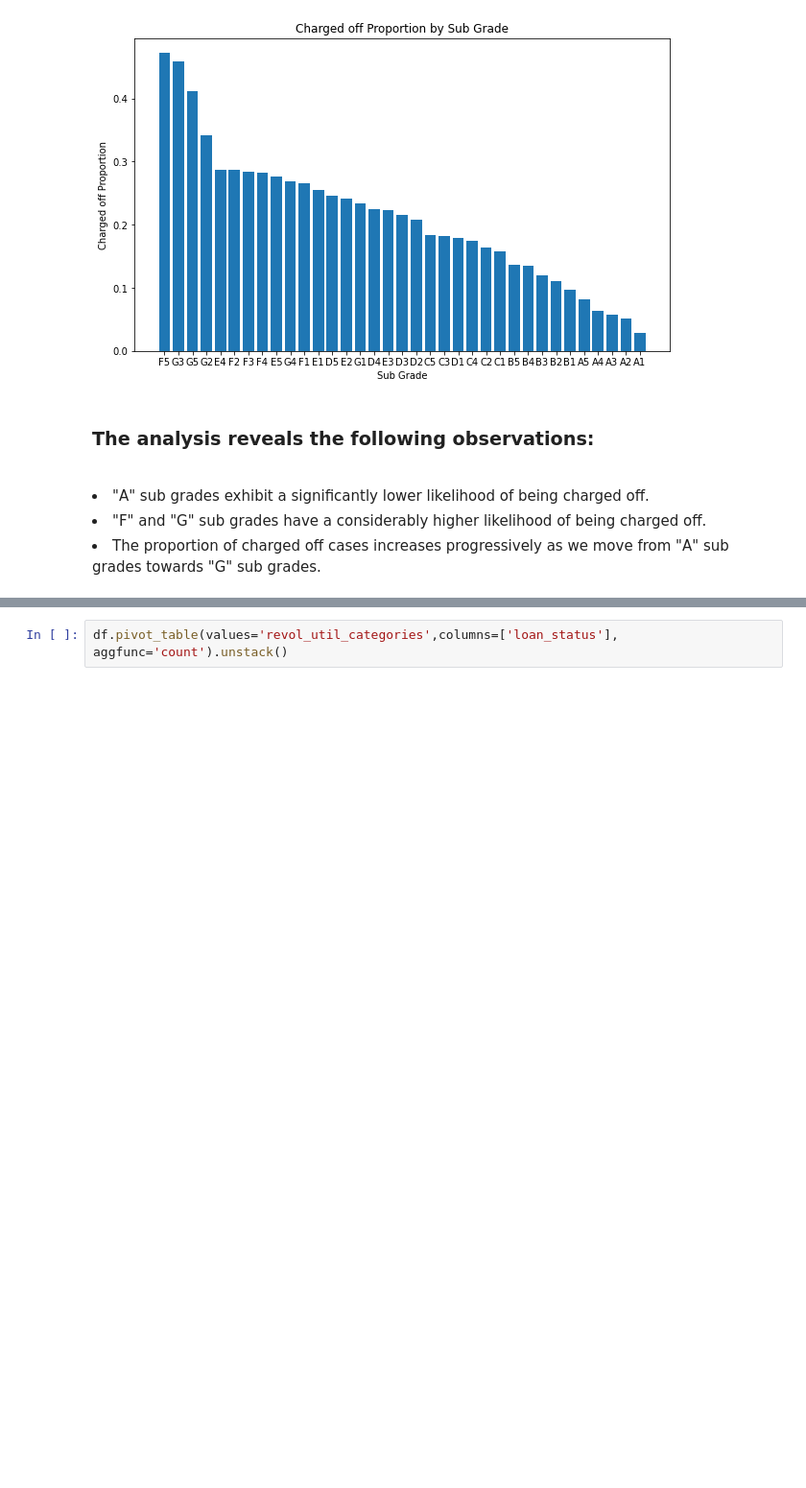
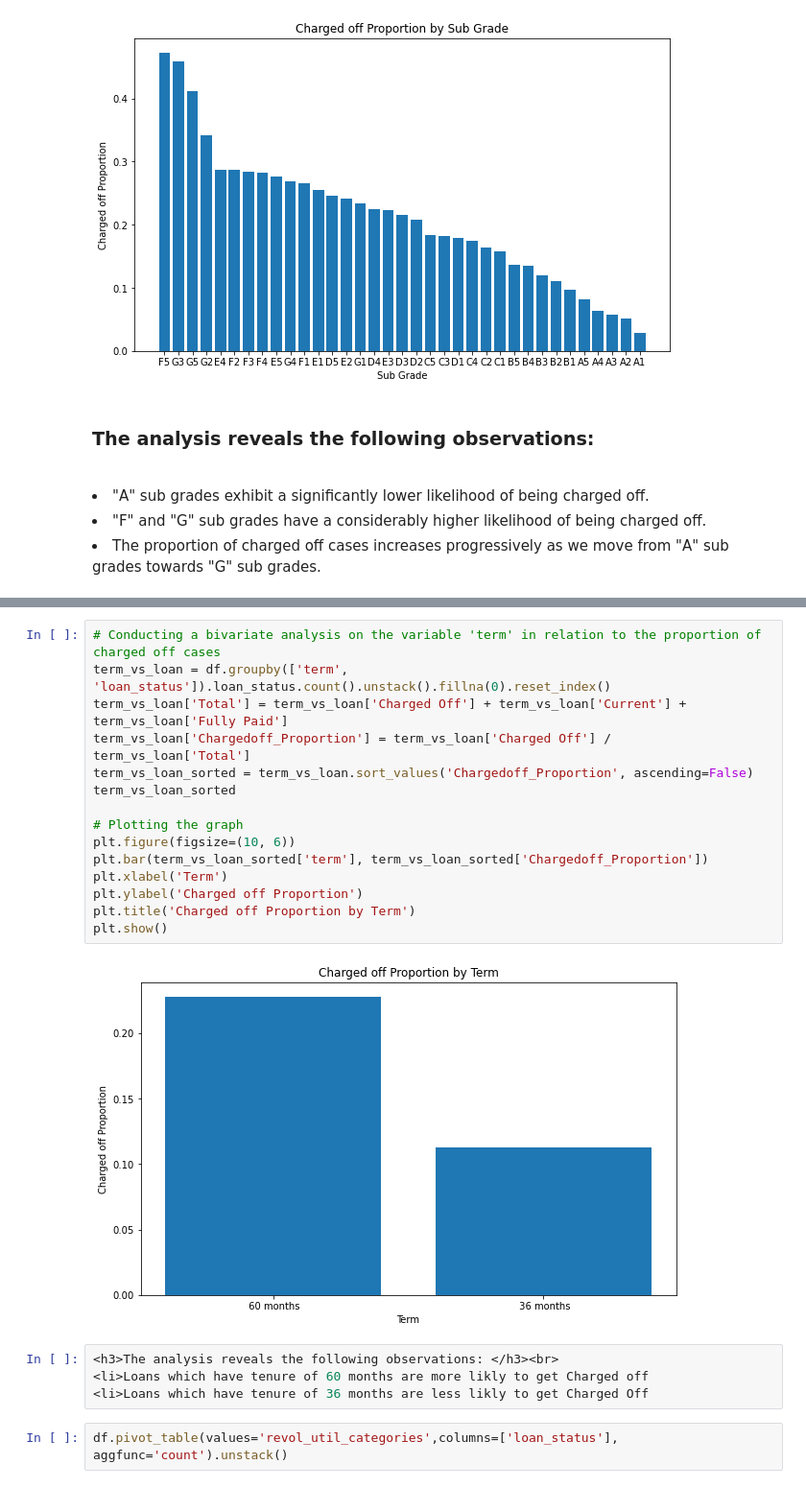
Before and after one commit to RezonChakraborty/LendingClub_CaseStudy, a Jupyter notebook: LendingClub_CaseStudy_Analysis.ipynb, the cells around one changed output, grey strips where cells are left out. Shown at 96% size. Drawn from its saved outputs; the diff is of its cells as text; blank space fills up the shorter version.

Commit message:
term_vs_loan analysis added

```diff
--- a/LendingClub_CaseStudy_Analysis.ipynb
+++ b/LendingClub_CaseStudy_Analysis.ipynb
@@ -563,3 +578,24 @@ Link</a><br>
+# %%
+# Conducting a bivariate analysis on the variable 'term' in relation to the proportion of charged off cases
+term_vs_loan = df.groupby(['term', 'loan_status']).loan_status.count().unstack().fillna(0).reset_index()
+term_vs_loan['Total'] = term_vs_loan['Charged Off'] + term_vs_loan['Current'] + term_vs_loan['Fully Paid']
+term_vs_loan['Chargedoff_Proportion'] = term_vs_loan['Charged Off'] / term_vs_loan['Total']
+term_vs_loan_sorted = term_vs_loan.sort_values('Chargedoff_Proportion', ascending=False)
+term_vs_loan_sorted
+
+# Plotting the graph
+plt.figure(figsize=(10, 6))
+plt.bar(term_vs_loan_sorted['term'], term_vs_loan_sorted['Chargedoff_Proportion'])
+plt.xlabel('Term')
+plt.ylabel('Charged off Proportion')
+plt.title('Charged off Proportion by Term')
+plt.show()
+# %% [output]
+[figure, added]
+# %%
+<h3>The analysis reveals the following observations: </h3><br>
+<li>Loans which have tenure of 60 months are more likly to get Charged off
+<li>Loans which have tenure of 36 months are less likly to get Charged Off
 # %%
 df.pivot_table(values='revol_util_categories',columns=['loan_status'], aggfunc='count').unstack()
 # %% [output]
```
Also changed, not shown: parts of 9 cells of this notebook.
